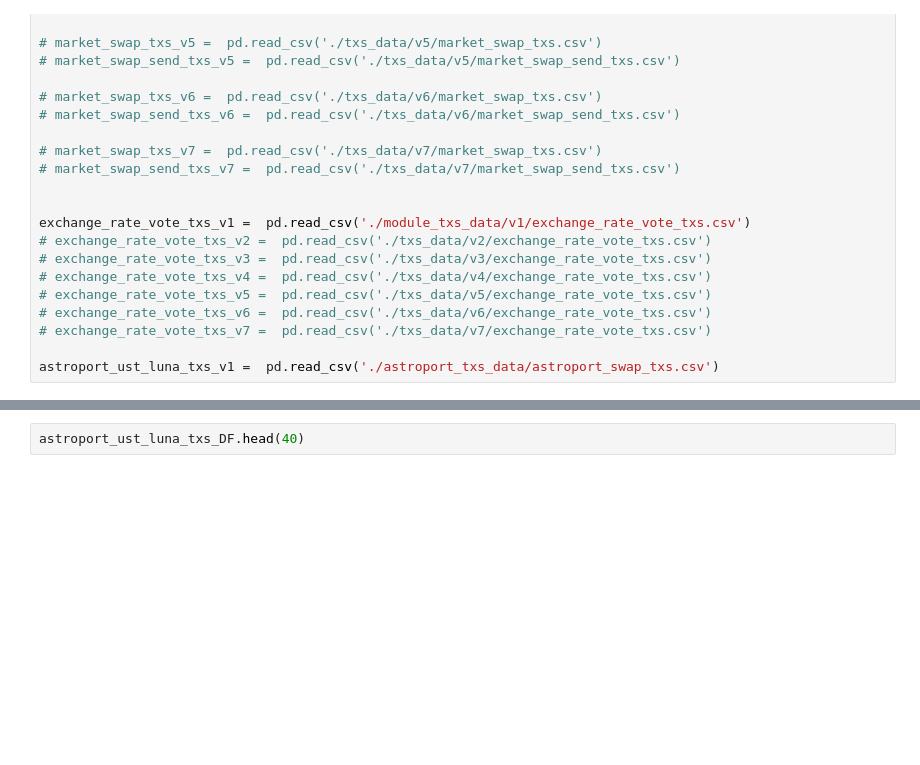
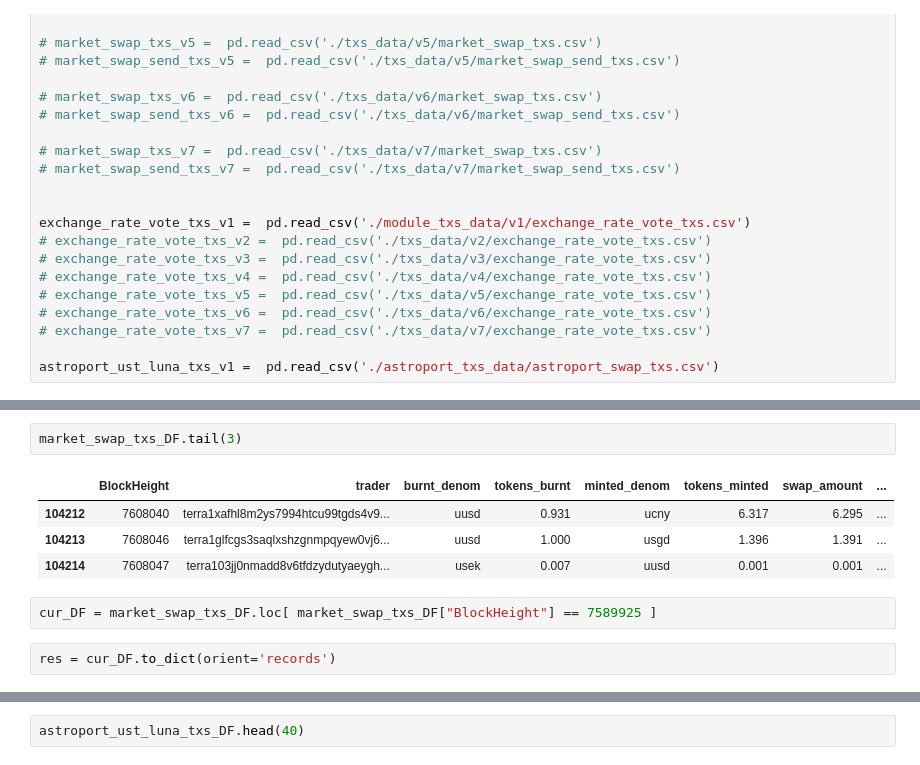
Before and after one commit to AstroTech-Labs/Research_1_TerraClassic, a Jupyter notebook: learning_layer_research/terra_market_module/data_preprocessing.ipynb, the cells around one changed output, grey strips where cells are left out. Cells and saved outputs as stored; diff of their text form; blank space fills up the shorter version.

```diff
--- a/learning_layer_research/terra_market_module/data_preprocessing.ipynb
+++ b/learning_layer_research/terra_market_module/data_preprocessing.ipynb
@@ -60,0 +359,11 @@ astroport_ust_luna_txs_v1 =  pd.read_csv('./astroport_txs_data/astroport_swap_tx
+# %%
+market_swap_txs_DF.tail(3)
+# %% [output]
+|  | BlockHeight | trader | burnt_denom | tokens_burnt | minted_denom | tokens_minted | swap_amount | ... |
+| 104212 | 7608040 | terra1xafhl8m2ys7994htcu99tgds4v9... | uusd | 0.931 | ucny | 6.317 | 6.295 | ... |
+| 104213 | 7608046 | terra1glfcgs3saqlxshzgnmpqyew0vj6... | uusd | 1.000 | usgd | 1.396 | 1.391 | ... |
+| 104214 | 7608047 | terra103jj0nmadd8v6tfdzydutyaeygh... | usek | 0.007 | uusd | 0.001 | 0.001 | ... |
+# %%
+cur_DF = market_swap_txs_DF.loc[ market_swap_txs_DF["BlockHeight"] == 7589925 ]
+# %%
+res = cur_DF.to_dict(orient='records')
```
Also changed, not shown: parts of 49 cells of this notebook.
